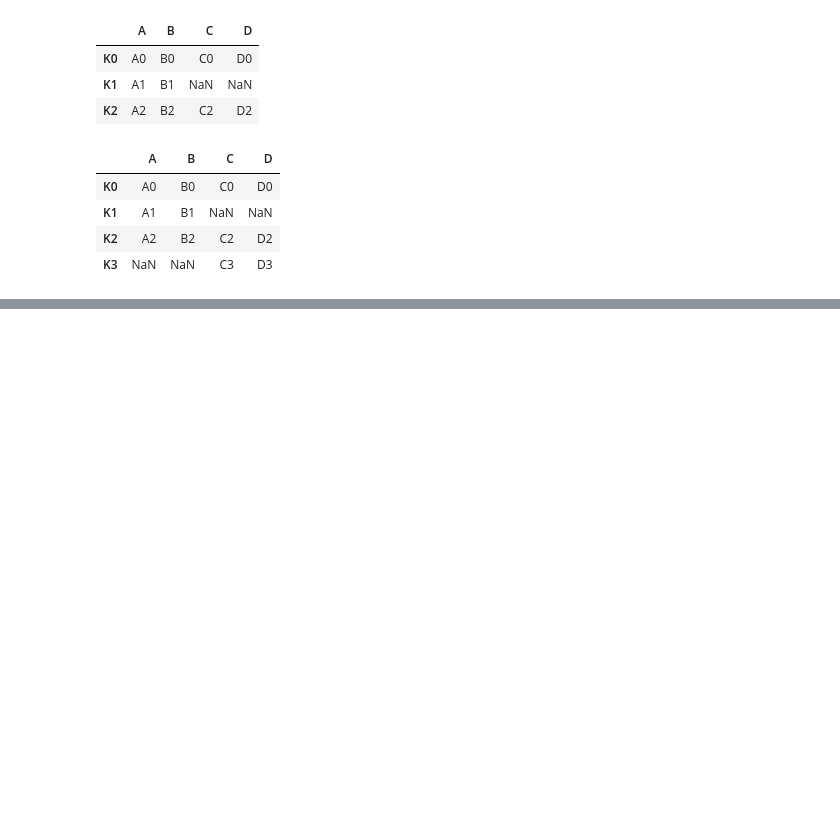
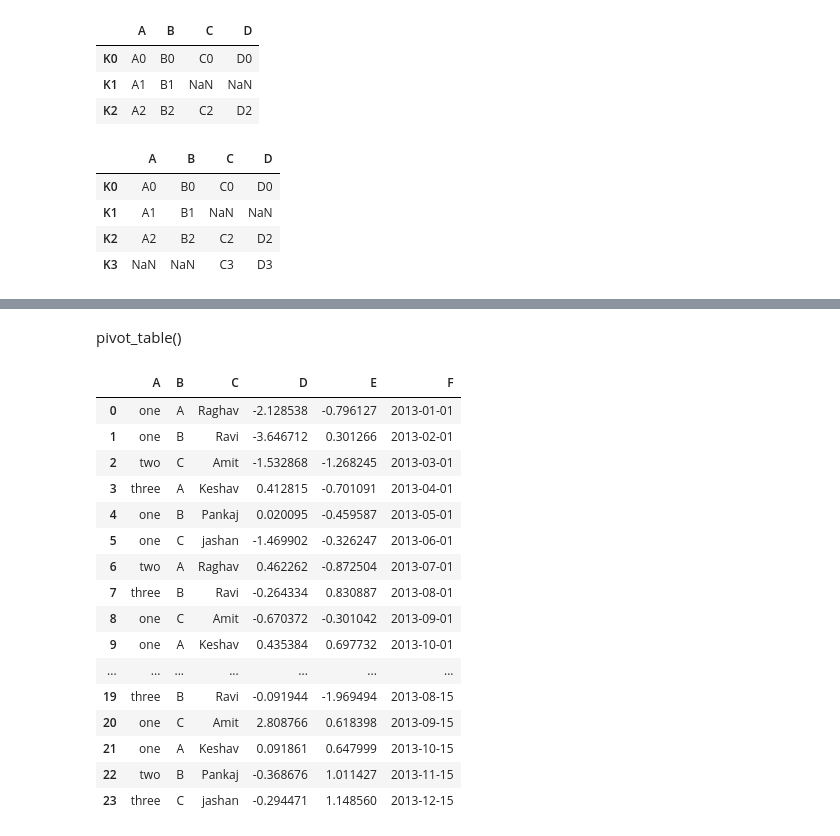
Before and after one commit to R123gh/Data-cleaning-project-, a Jupyter notebook: 5_pandas.ipynb, the cells around one changed output, grey strips where cells are left out. Cells and saved outputs as stored; diff of their text form; code cells hidden in the pictures; blank space fills up the shorter version.

```diff
--- a/5_pandas.ipynb
+++ b/5_pandas.ipynb
@@ -219,0 +289,35 @@ result
+# %% [markdown]
+pivot_table()
+# %%
+import datetime
+
+df = pd.DataFrame(
+    {
+        "A": ["one", "one", "two", "three"] * 6,
+        "B": ["A", "B", "C"] * 8,
+        "C": ["Raghav", "Ravi", "Amit", "Keshav", "Pankaj", "jashan"] * 4,
+        "D": np.random.randn(24),
+        "E": np.random.randn(24),
+        "F": [datetime.datetime(2013, i, 1) for i in range(1, 13)]
+        + [datetime.datetime(2013, i, 15) for i in range(1, 13)],
+    }
+)
+df
+# %% [output]
+|  | A | B | C | D | E | F |
+| 0 | one | A | Raghav | -2.128538 | -0.796127 | 2013-01-01 |
+| 1 | one | B | Ravi | -3.646712 | 0.301266 | 2013-02-01 |
+| 2 | two | C | Amit | -1.532868 | -1.268245 | 2013-03-01 |
+| 3 | three | A | Keshav | 0.412815 | -0.701091 | 2013-04-01 |
+| 4 | one | B | Pankaj | 0.020095 | -0.459587 | 2013-05-01 |
+| 5 | one | C | jashan | -1.469902 | -0.326247 | 2013-06-01 |
+| 6 | two | A | Raghav | 0.462262 | -0.872504 | 2013-07-01 |
+| 7 | three | B | Ravi | -0.264334 | 0.830887 | 2013-08-01 |
+| 8 | one | C | Amit | -0.670372 | -0.301042 | 2013-09-01 |
+| 9 | one | A | Keshav | 0.435384 | 0.697732 | 2013-10-01 |
+| ... | ... | ... | ... | ... | ... | ... |
+| 19 | three | B | Ravi | -0.091944 | -1.969494 | 2013-08-15 |
+| 20 | one | C | Amit | 2.808766 | 0.618398 | 2013-09-15 |
+| 21 | one | A | Keshav | 0.091861 | 0.647999 | 2013-10-15 |
+| 22 | two | B | Pankaj | -0.368676 | 1.011427 | 2013-11-15 |
+| 23 | three | C | jashan | -0.294471 | 1.148560 | 2013-12-15 |
```
Also changed, not shown: parts of 17 cells of this notebook.
